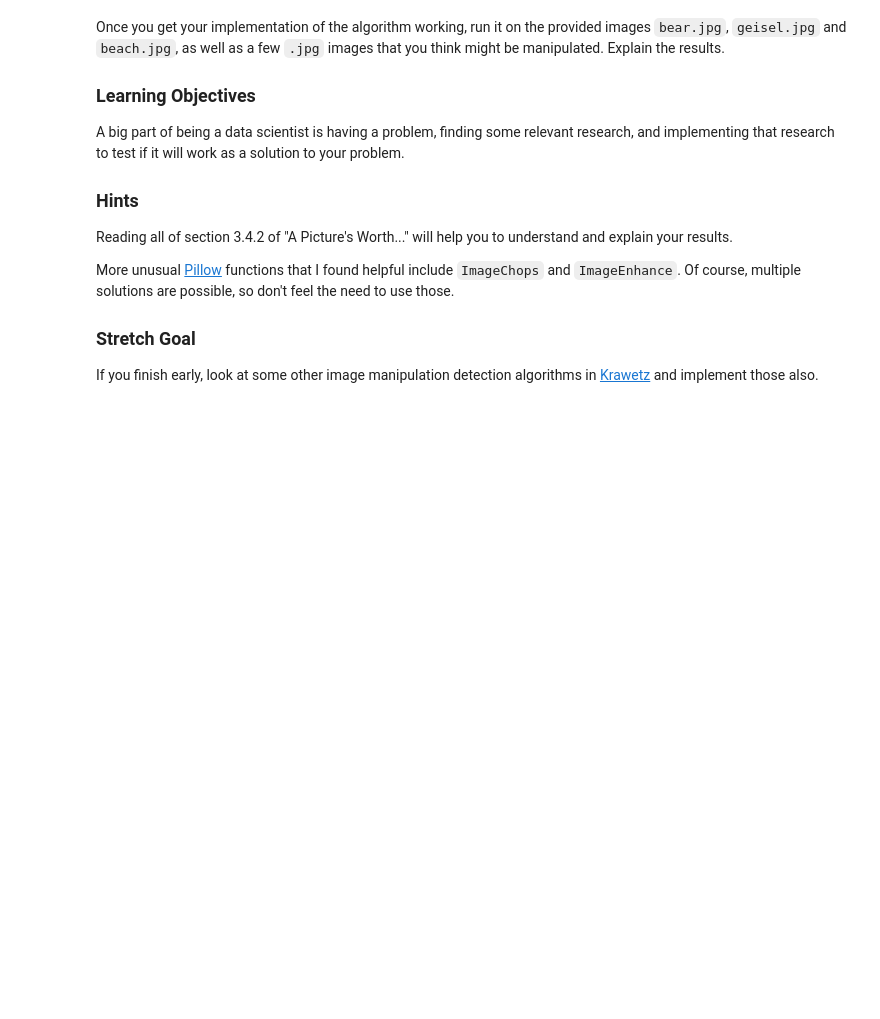
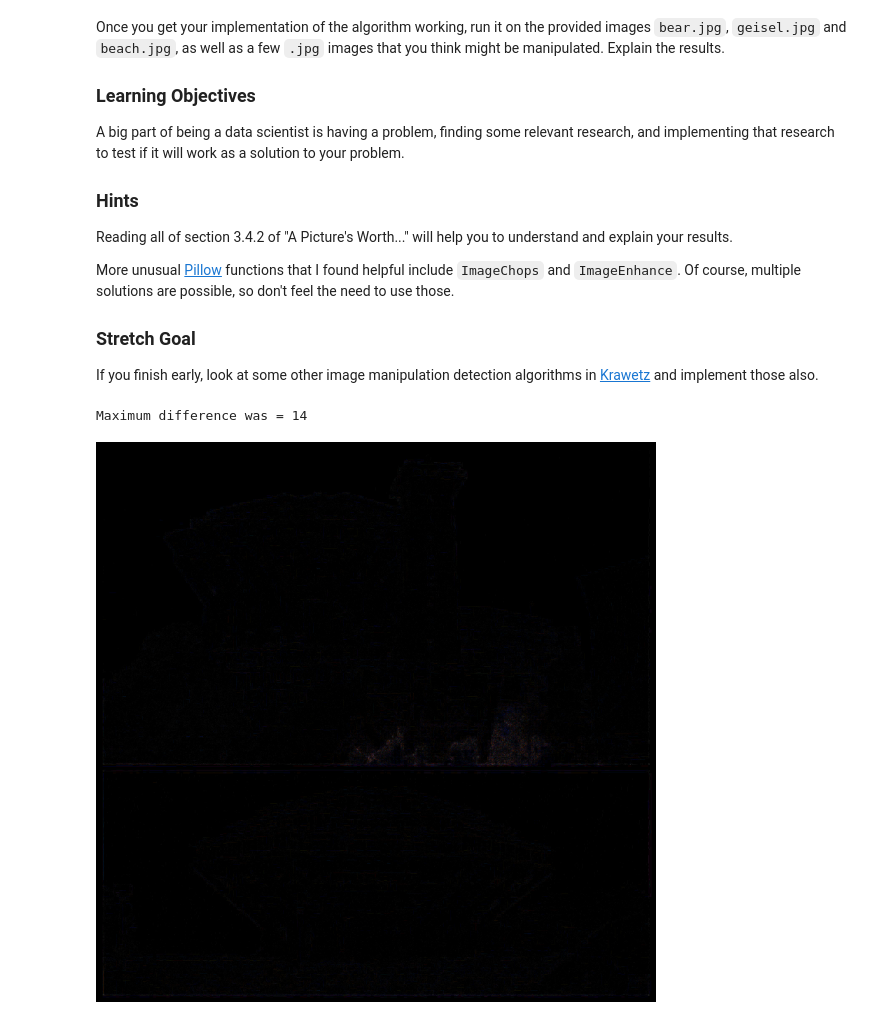
Before and after one commit to gquer/dsc-96_winter19, a Jupyter notebook: 06_images/Image Detective.ipynb, the cells around one changed output. Drawn from its saved outputs; the diff is of its cells as text; code cells hidden in the pictures; blank space fills up the shorter version.

```diff
--- a/06_images/Image Detective.ipynb
+++ b/06_images/Image Detective.ipynb
@@ -25,3 +25,29 @@ More unusual [Pillow](https://pillow.readthedocs.io/en/5.2.x/) functions that I
 ### Stretch Goal
 
 If you finish early, look at some other image manipulation detection algorithms in [Krawetz](http://blackhat.com/presentations/bh-dc-08/Krawetz/Whitepaper/bh-dc-08-krawetz-WP.pdf) and implement those also.
+# %%
+from PIL import Image, ImageChops, ImageEnhance
+import sys, os.path
+
+filename = 'data/geisel.jpg'
+resaved = filename + '.resaved.jpg'
+ela = filename + '.ela.png'
+
+im = Image.open(filename)
+
+im.save(resaved, 'JPEG', quality=95)
+resaved_im = Image.open(resaved)
+
+ela_im = ImageChops.difference(im, resaved_im)
+extrema = ela_im.getextrema()
+max_diff = max([ex[1] for ex in extrema]) #ex[1]
+scale = 255.0/max_diff
+
+ela_im = ImageEnhance.Brightness(ela_im).enhance(scale)
+
+print("Maximum difference was = "+str(max_diff))
+ela_im.save(ela)
+display(ela_im)
+# %% [output]
+Maximum difference was = 14
+[figure, added]
```
Also changed, not shown: 5 other files.
